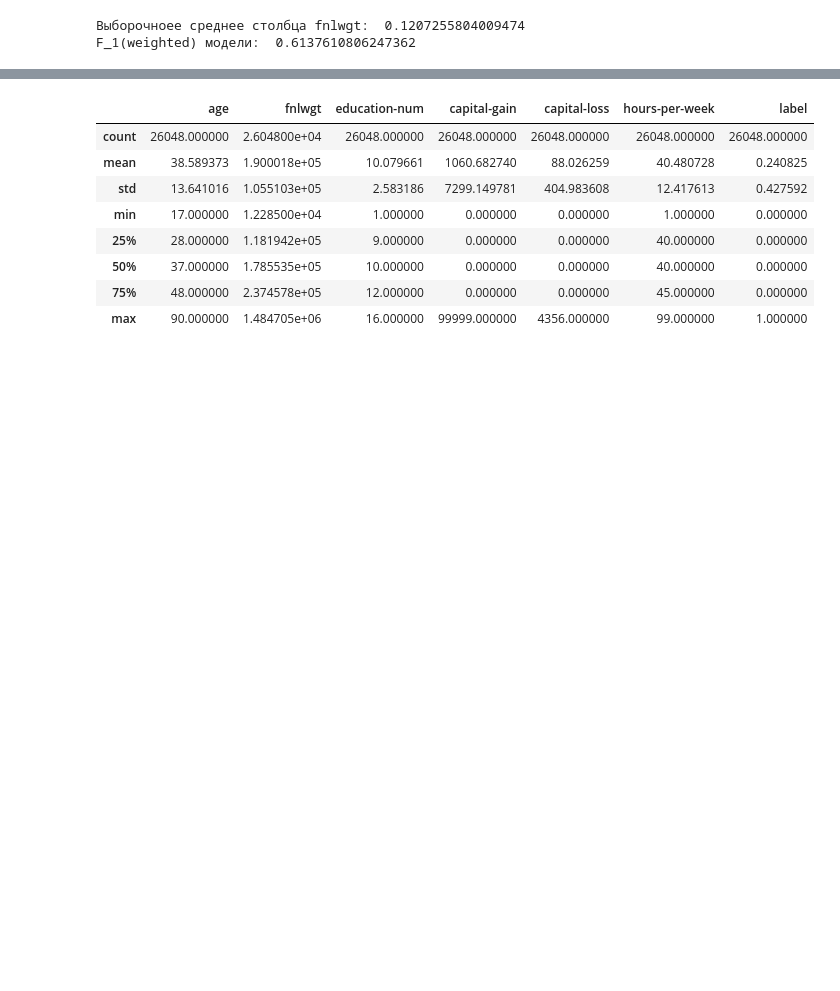
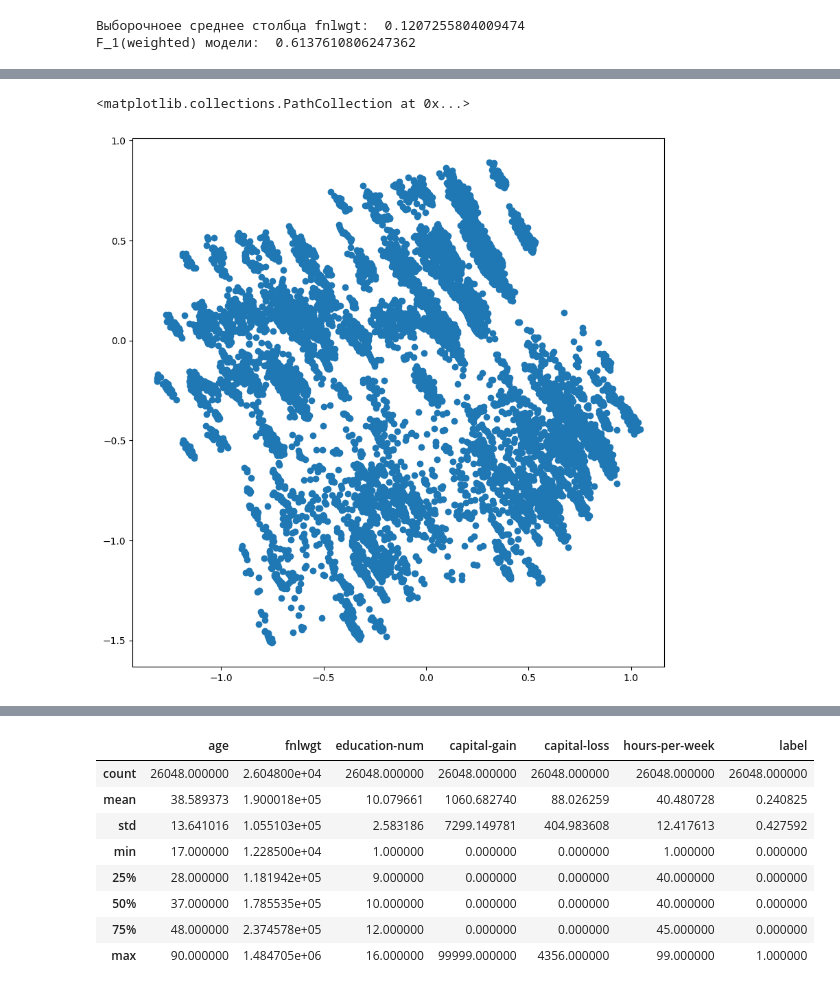
Before and after one commit to aleksandrchepinoga18/sklearn_KNeighborsClassifier_project, a Jupyter notebook: sklearn_KNeighborsClassifier_3_3_1.ipynb, the cells around one changed output, grey strips where cells are left out. Cells and saved outputs as stored; diff of their text form; code cells hidden in the pictures; blank space fills up the shorter version.

```diff
--- a/sklearn_KNeighborsClassifier_3_3_1.ipynb
+++ b/sklearn_KNeighborsClassifier_3_3_1.ipynb
@@ -672,0 +780,9 @@ F_1(weighted) модели:  0.6137610806247362
+# %%
+pca = PCA(n_components = 9, svd_solver = 'full')
+pca.fit(X_scaled )
+pca_data = pca.transform(X_scaled)
+# %%
+plt.scatter(pca_data[:, 0], pca_data[:, 1])
+# %% [output]
+<matplotlib.collections.PathCollection at 0x...>
+[figure, added]
```
Also changed, not shown: parts of 48 cells of this notebook.
